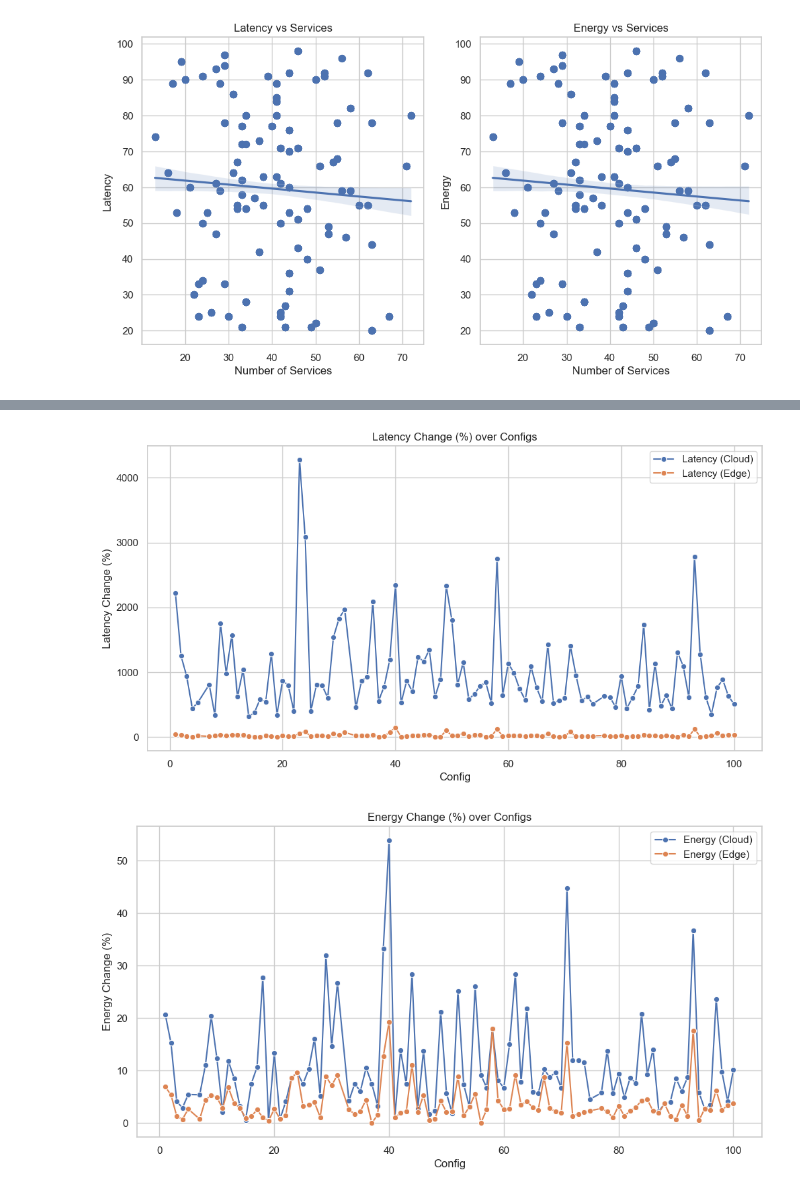
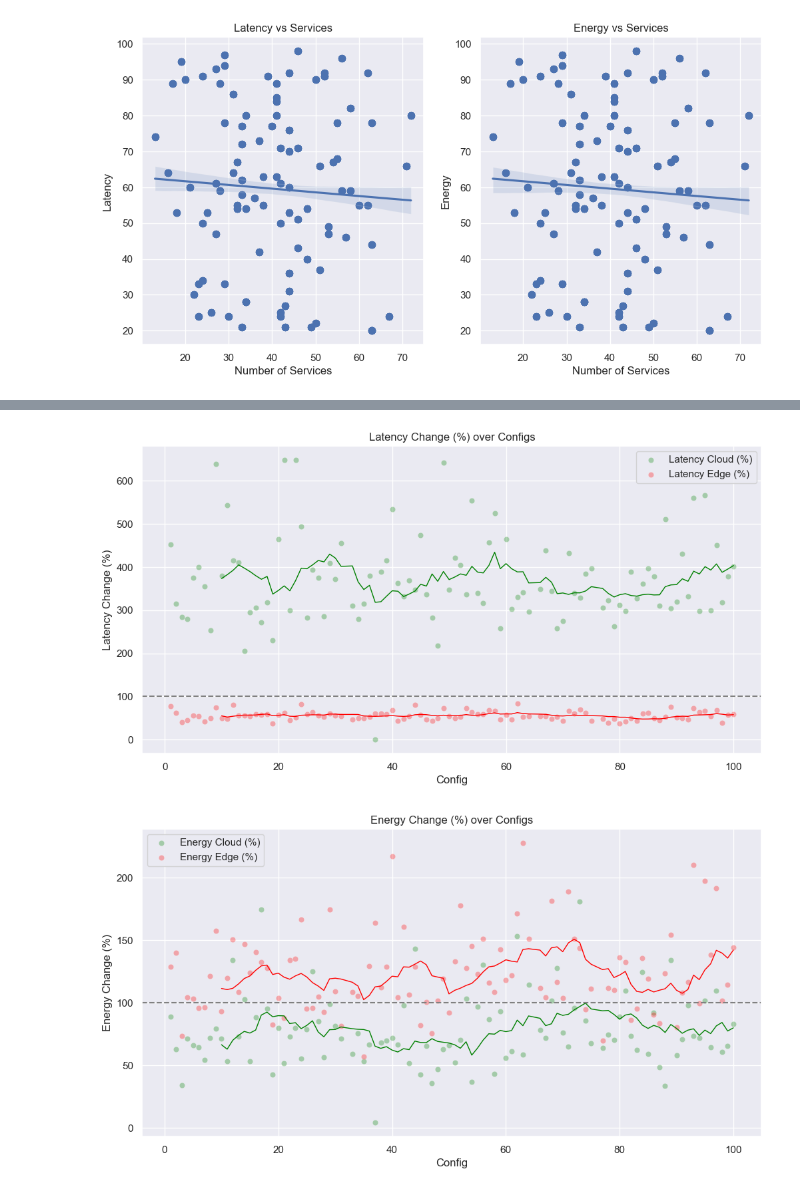
Before and after one commit to mpgallage/computing-continuum-simulator, a Jupyter notebook: analysis.ipynb, the cells around one changed output, grey strips where cells are left out. Drawn from its saved outputs; the diff is of its cells as text; code cells hidden in the pictures.

Commit message:
Adding cloud only and edge only results analyzed

```diff
--- a/analysis.ipynb
+++ b/analysis.ipynb
@@ -245,8 +245,15 @@ alpha_beta_filtered_data['config_number'] = alpha_beta_filtered_data['config'].s
 
 # Creating the line plot
 plt.figure(figsize=(12, 6))
-sns.lineplot(x='config_number', y='latency_cloud_percent', data=alpha_beta_filtered_data, marker='o', label='Latency (Cloud)')
-sns.lineplot(x='config_number', y='latency_edge_percent', data=alpha_beta_filtered_data, marker='o', label='Latency (Edge)')
+sns.scatterplot(x='config_number', y='latency_cloud_percent', data=alpha_beta_filtered_data, label='Latency Cloud (%)', color='green', alpha=0.3)
+sns.scatterplot(x='config_number', y='latency_edge_percent', data=alpha_beta_filtered_data, label='Latency Edge (%)', color='red', alpha=0.3)
+
+# Drawing a moving average line through the scatter points
+window_size = 10
+sns.lineplot(x='config_number', y=alpha_beta_filtered_data['latency_cloud_percent'].rolling(window=window_size).mean(), data=alpha_beta_filtered_data, color='green', lw=1)
+sns.lineplot(x='config_number', y=alpha_beta_filtered_data['latency_edge_percent'].rolling(window=window_size).mean(), data=alpha_beta_filtered_data, color='red', lw=1)
+
+plt.axhline(100, color='gray', linestyle='--')
 
 plt.title('Latency Change (%) over Configs')
 plt.xlabel('Config')
@@ -254,21 +261,28 @@ plt.ylabel('Latency Change (%)')
 plt.legend()
 plt.show()
 # %% [output]
-[figure, old version]
+[figure, new version]
 # %%
 # Calculating energy_cloud and energy_edge as a percentage of energy
 alpha_beta_filtered_data['energy_cloud_percent'] = (alpha_beta_filtered_data['energy_cloud'] / alpha_beta_filtered_data['energy']) * 100
 alpha_beta_filtered_data['energy_edge_percent'] = (alpha_beta_filtered_data['energy_edge'] / alpha_beta_filtered_data['energy']) * 100
 
 # Creating the line plot
 plt.figure(figsize=(12, 6))
-sns.lineplot(x='config_number', y='energy_cloud_percent', data=alpha_beta_filtered_data, marker='o', label='Energy (Cloud)')
-sns.lineplot(x='config_number', y='energy_edge_percent', data=alpha_beta_filtered_data, marker='o', label='Energy (Edge)')
+sns.scatterplot(x='config_number', y='energy_cloud_percent', data=alpha_beta_filtered_data, label='Energy Cloud (%)', color='green', alpha=0.3)
+sns.scatterplot(x='config_number', y='energy_edge_percent', data=alpha_beta_filtered_data, label='Energy Edge (%)', color='red', alpha=0.3)
+
+# Drawing a moving average line through the scatter points
+window_size = 10
+sns.lineplot(x='config_number', y=alpha_beta_filtered_data['energy_cloud_percent'].rolling(window=window_size).mean(), data=alpha_beta_filtered_data, color='green', lw=1)
+sns.lineplot(x='config_number', y=alpha_beta_filtered_data['energy_edge_percent'].rolling(window=window_size).mean(), data=alpha_beta_filtered_data, color='red', lw=1)
+
+plt.axhline(100, color='gray', linestyle='--')
 
 plt.title('Energy Change (%) over Configs')
 plt.xlabel('Config')
 plt.ylabel('Energy Change (%)')
 plt.legend()
 plt.show()
 # %% [output]
-[figure, old version]
+[figure, new version]
```
Also changed, not shown: parts of 9 cells of this notebook, 11 other files.
